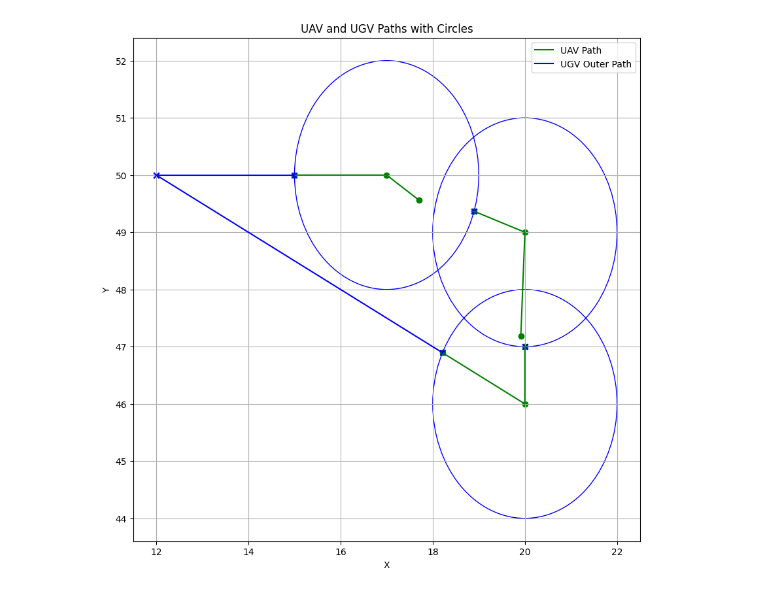
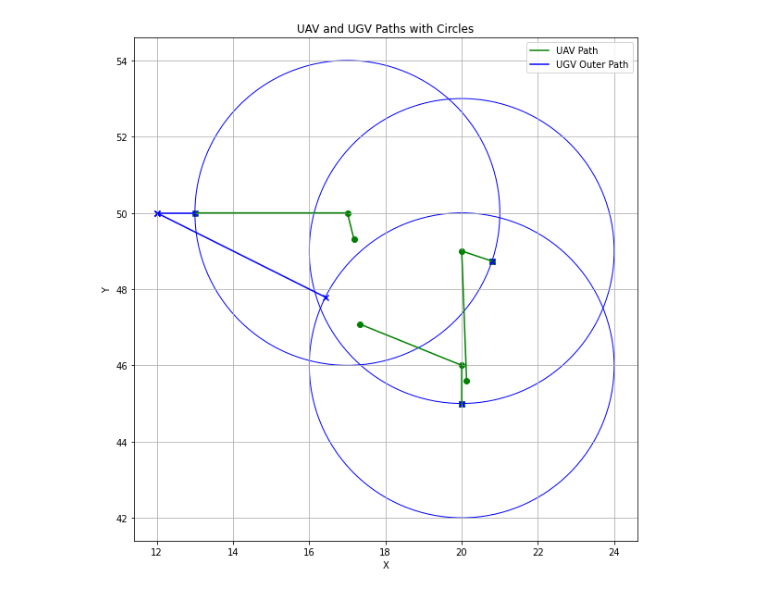
Before and after one commit to abejeyapratap/codetest, a Jupyter notebook: Landing robot/Codes/3 verison.ipynb, the cells around one changed output. Saved outputs shown, nothing was run; the diff lists cells and outputs as text; code cells hidden in the pictures.

```diff
--- a/Landing robot/Codes/3 verison.ipynb
+++ b/Landing robot/Codes/3 verison.ipynb
@@ -10,7 +10,7 @@ speed_ugv =10
 survey_time = 1/6
 waypoints = [(12, 50), (17, 50), (20, 49),(20, 46)]
 plan_output = "0 -> 1 -> 2 -> 3 -> 0"
-radii = [2]
+radii = [4]
 ordered_points = [waypoints[int(node)] for node in plan_output.split() if node.isdigit()]
 ordered_points.append(ordered_points[0])
 # %%
@@ -169,7 +169,7 @@ def compute_optimized_paths_for_radius_updated_v3(ordered_points, radius_combina
     UGVD_inter_with_drone = []
     chord_end = None
     prev_chord_end = None
-
+    final_wait_set = []
     for i, point in enumerate(ordered_points[:-1]):
         current_radius = radius_combination[i % len(radius_combination)]
 
@@ -187,7 +187,7 @@ def compute_optimized_paths_for_radius_updated_v3(ordered_points, radius_combina
                 ordered_points[i], current_radius, chord_start, chord_end,
                 speed_ugv, speed_uav, survey_time
             )
-
+            final_wait_set.append(final_wait_time)
             # Update paths based on the provided structure
             if chord_start:
                 UAV_path.append([chord_start, point, final_meeting_point])
@@ -210,24 +210,38 @@ def compute_optimized_paths_for_radius_updated_v3(ordered_points, radius_combina
     # Adding the last point to the paths
     UGV_path.append(ordered_points[-1])
     UGV_outer_path.append([chord_end,ordered_points[-1]])
-    return UGV_path, UAV_path, UGV_outer_path, UGVD_inter_without_drone, UGVD_inter_with_drone
+    return UGV_path, UAV_path, UGV_outer_path, UGVD_inter_without_drone, UGVD_inter_with_drone,final_wait_set
 
 # Note: The function compute_distance, find_meeting_point_with_survey_final, angle_between_points,
 # point_on_circle, and circles_overlap are not provided, so if you plan to run this function, ensure they are defined.
 # %%
-
 UGVdistances = []
 UAV_total_distances = []
 UGV_outer_path_distances = []
 UAV_distances_set = []
 ordered_points = compute_ordered_points(plan_output, waypoints)
 for radius_combination in product(radii, repeat=len(waypoints)-1):
+    print(f"radius_combination:{radius_combination}")
+    UGV_path, UAV_path, UGV_outer_path, UGVD_inter_without_drone,UGVD_inter_with_drone,final_wait_time= compute_optimized_paths_for_radius_updated_v3(ordered_points, radius_combination, speed_ugv, speed_uav, survey_time)
+    # print(f"UAV_path:{UAV_path}")
+    # # Plotting the updated paths
+    # # plot_updated_paths_with_circles(ordered_points,UAV_path, UGV_outer_path,radius_combination)
+    print(f"UGV_outer_path:{UGV_outer_path}")
+    # print(f"UGV_path:{UGV_path}")
+    # print(f"final_wait_time:{final_wait_time}")
+    # print(f"UGVD_inter_with_drone:{UGVD_inter_with_drone}")
+    # print(f"UGVD_inter_without_drone:{UGVD_inter_with_drone}")
 
-    UGV_path, UAV_path, UGV_outer_path, UGVD_inter_without_drone,UGVD_inter_with_drone = compute_optimized_paths_for_radius_updated_v3(ordered_points, radius_combination, speed_ugv, speed_uav, survey_time)
-    # print(f"UAV_path:{UAV_path}")
-    # Plotting the updated paths
-    plot_updated_paths_with_circles(ordered_points,UAV_path, UGV_outer_path,radius_combination)
-    # print(f"UGV_outer_path:{UGV_outer_path}")
-    print(f"UGV_path:{UGV_path}")
-    print(f"UGVD_inter_with_drone:{UGVD_inter_with_drone}")
+    total_wait_time = 0
+    UGV_total_distance = 0
+    for j in range(len(final_wait_time)):
+        total_wait_time+=final_wait_time[j]
+    for i in range(len(UGV_path)-1):
+        x1, y1 = UGV_path[i]
+        x2, y2 = UGV_path[i+1]
+        distance = math.sqrt((x2 - x1)**2 + (y2 - y1)**2)
+        UGV_total_distance += distance
+
+    total_time = total_wait_time + UGV_total_distance/speed_ugv
+    print(f"total_time:{total_time:.2f} \n")
 # %% [output]
@@ -250,35 +265,35 @@ def plot_updated_paths_with_circles(UAV_path, UGV_outer_path, ordered_points, ra
     for segment in UGV_outer_path:
         ax.plot(*zip(*segment), 'b-', label='UGV Outer Path')
         ax.scatter(segment[0][0], segment[0][1], color='b', marker='x')  # Plotting start of the segment
         ax.scatter(segment[1][0], segment[1][1], color='b', marker='x')  # Plotting end of the segment
 
     # Draw circles
     for i, point in enumerate(ordered_points[:-1]):
         if 0 < i < len(ordered_points) - 2:
             current_radius = radius_combination[i % len(radius_combination)]
             draw_circle(ax, point, current_radius, color='b', linestyle='-')
 
     # Labels and Title
     ax.set_title("UAV and UGV Paths with Circles")
     ax.set_xlabel("X")
     ax.set_ylabel("Y")
     ax.grid(True)
 
     # Handling legends to avoid repetition
     handles, labels = ax.get_legend_handles_labels()
     unique_labels = list(dict.fromkeys(labels))
     unique_handles = [handles[labels.index(lab)] for lab in unique_labels]
     ax.legend(unique_handles, unique_labels, loc="best")
-
+    ax.set_aspect('equal', adjustable='box')
     plt.show()
 
 # Given ordered points
 
 
 # Plotting the updated paths with circles
 plot_updated_paths_with_circles(UAV_path, UGV_outer_path, ordered_points, radius_combination)
 # %% [output]
-[figure, old version]
+[figure, new version]
 # %%
 def plot_updated_paths(ordered_points,UAV_path, UGV_outer_path,current_radius):
     current_radius = radius_combination[i % len(radius_combination)]
```
Also changed, not shown: parts of 2 cells of this notebook, 3 other files.
